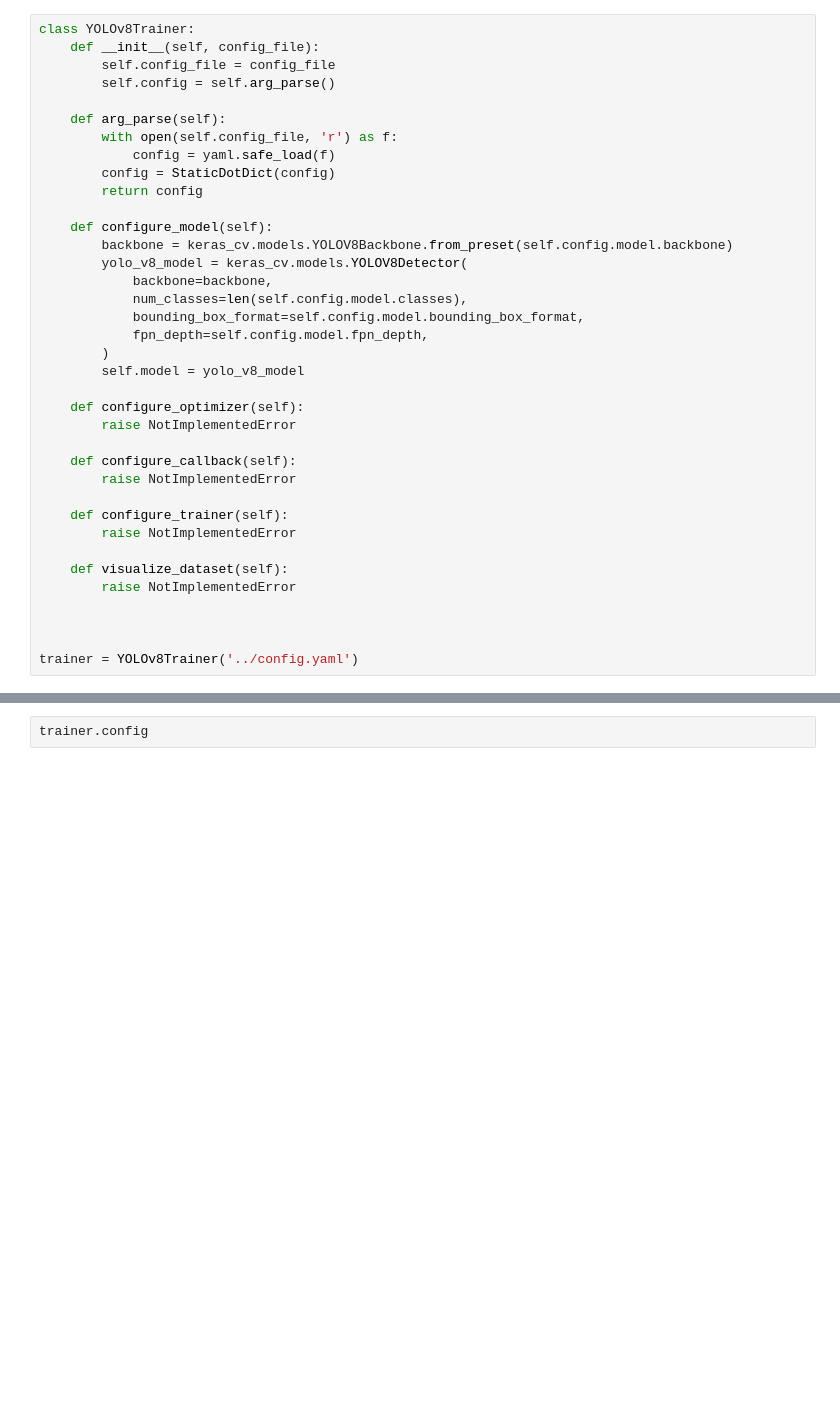
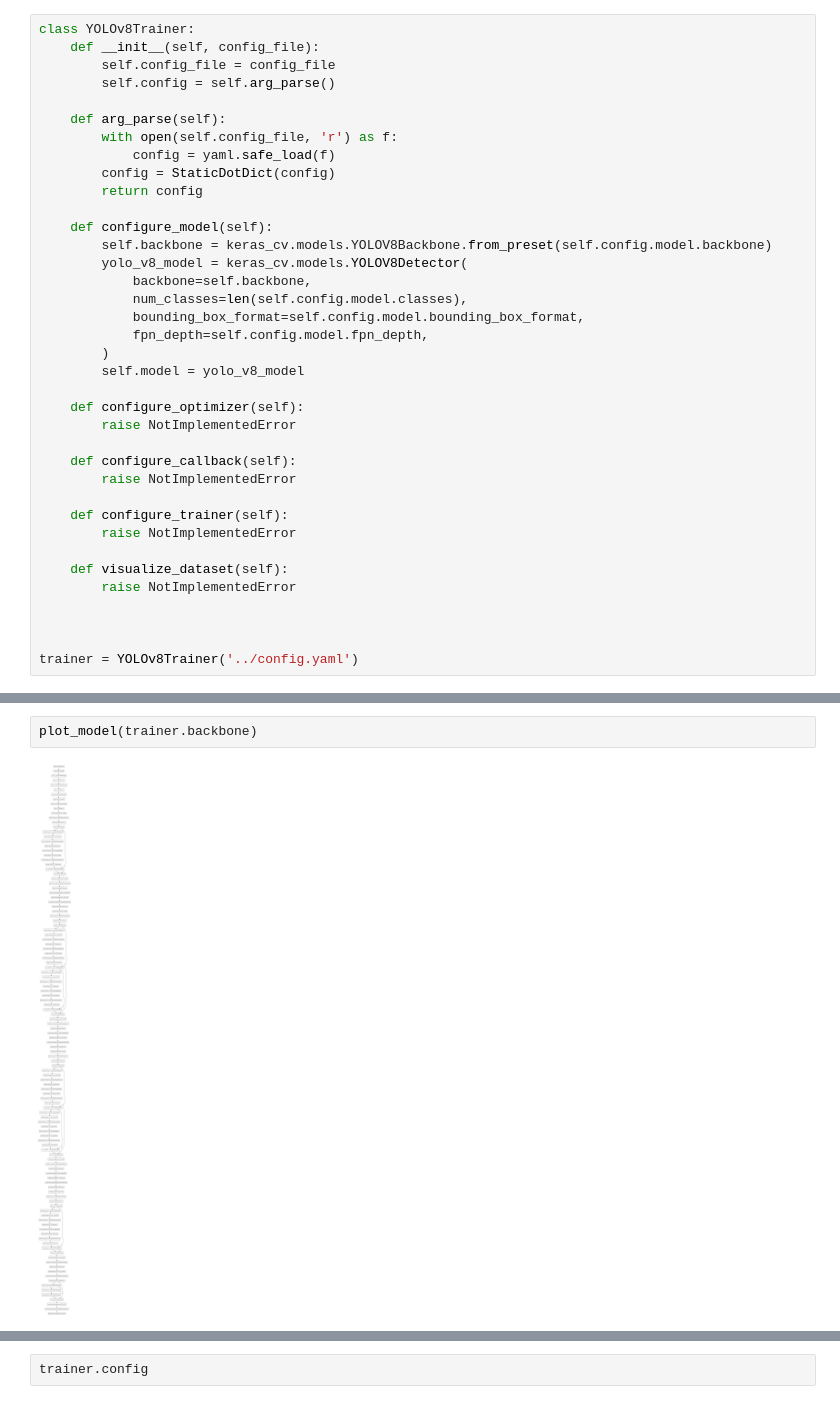
Before and after one commit to carlesoctav/YOLOv8-trainer, a Jupyter notebook: exp/scratch.ipynb, the cells around one changed output, grey strips where cells are left out. Saved outputs shown, nothing was run; the diff lists cells and outputs as text; blank space fills up the shorter version.

```diff
--- a/exp/scratch.ipynb
+++ b/exp/scratch.ipynb
@@ -56,9 +43,9 @@ class YOLOv8Trainer:
         return config
 
     def configure_model(self):
-        backbone = keras_cv.models.YOLOV8Backbone.from_preset(self.config.model.backbone)
+        self.backbone = keras_cv.models.YOLOV8Backbone.from_preset(self.config.model.backbone)
         yolo_v8_model = keras_cv.models.YOLOV8Detector(
-            backbone=backbone,
+            backbone=self.backbone,
             num_classes=len(self.config.model.classes),
             bounding_box_format=self.config.model.bounding_box_format,
             fpn_depth=self.config.model.fpn_depth,
@@ -85,3 +82,7 @@ trainer.configure_model()
+# %%
+plot_model(trainer.backbone)
+# %% [output]
+[figure, added]
 # %%
 trainer.model.summary()
 # %% [output]
```
Also changed, not shown: parts of 6 cells of this notebook, 14 other files.
